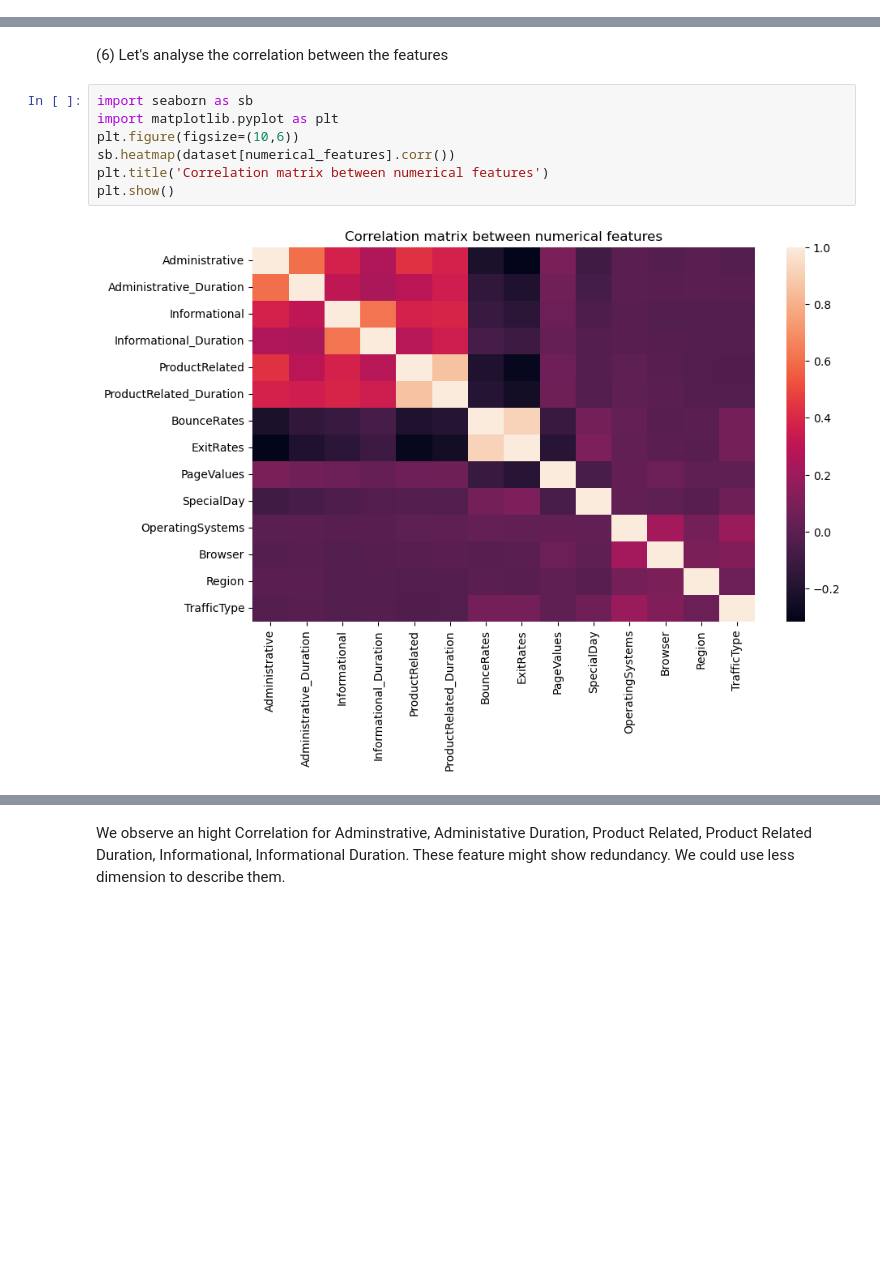
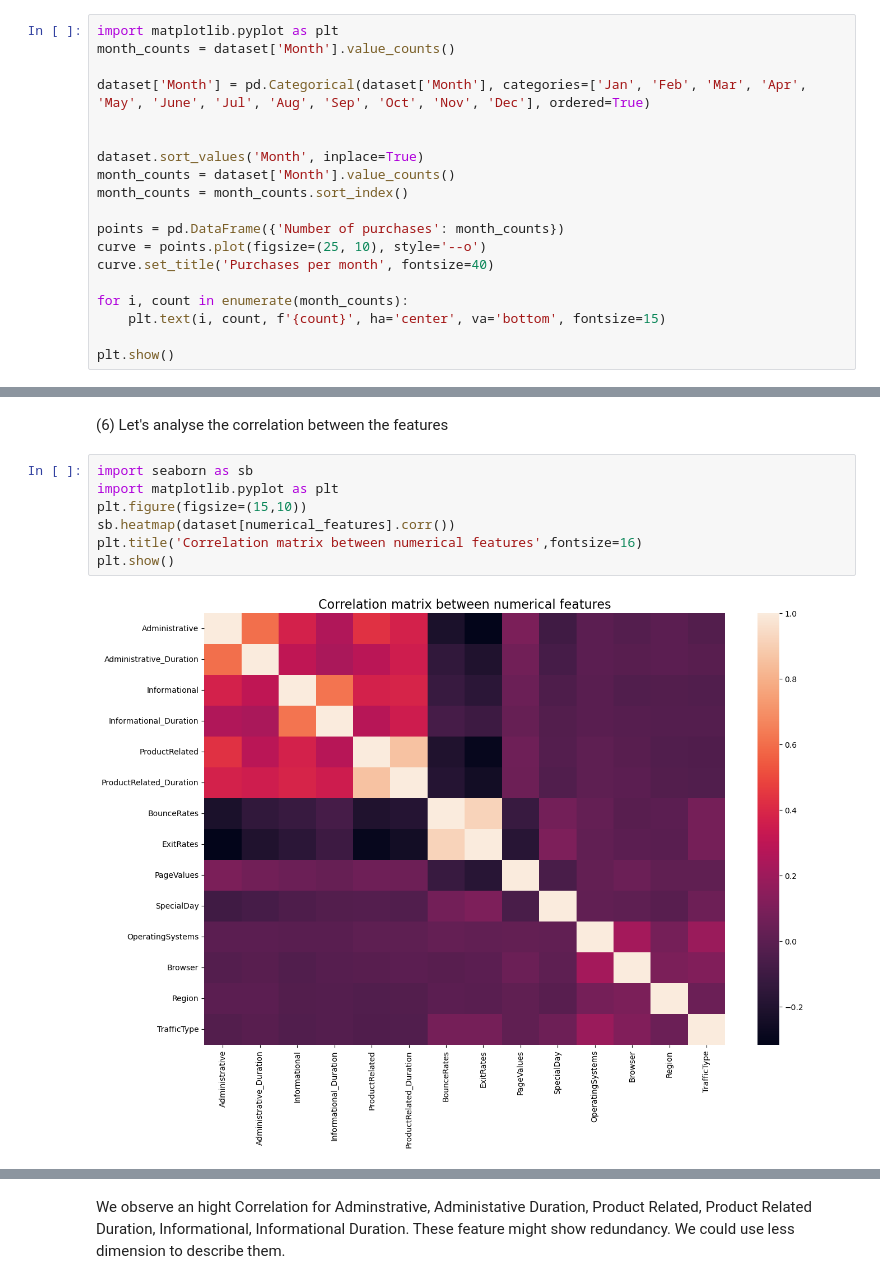
Before and after one commit to Saru99034/Python-Project-A4-DIA, a Jupyter notebook: Python Project Sarujan DENSON - Ahmed MAALOUL - Martin PUJOL.ipynb, the cells around one changed output, grey strips where cells are left out. Drawn from its saved outputs; the diff is of its cells as text; blank space fills up the shorter version.

```diff
--- a/Python Project Sarujan DENSON - Ahmed MAALOUL - Martin PUJOL.ipynb
+++ b/Python Project Sarujan DENSON - Ahmed MAALOUL - Martin PUJOL.ipynb
@@ -102,0 +103,19 @@ numerical_features = dataset.select_dtypes(include=['int64','float64']).columns
+# %%
+import matplotlib.pyplot as plt
+month_counts = dataset['Month'].value_counts()
+
+dataset['Month'] = pd.Categorical(dataset['Month'], categories=['Jan', 'Feb', 'Mar', 'Apr', 'May', 'June', 'Jul', 'Aug', 'Sep', 'Oct', 'Nov', 'Dec'], ordered=True)
+
+
+dataset.sort_values('Month', inplace=True)
+month_counts = dataset['Month'].value_counts()
+month_counts = month_counts.sort_index()
+
+points = pd.DataFrame({'Number of purchases': month_counts})
+curve = points.plot(figsize=(25, 10), style='--o')
+curve.set_title('Purchases per month', fontsize=40)
+
+for i, count in enumerate(month_counts):
+    plt.text(i, count, f'{count}', ha='center', va='bottom', fontsize=15)
+
+plt.show()
@@ -105,9 +212,9 @@ numerical_features = dataset.select_dtypes(include=['int64','float64']).columns
 # %%
 import seaborn as sb
 import matplotlib.pyplot as plt
-plt.figure(figsize=(10,6))
+plt.figure(figsize=(15,10))
 sb.heatmap(dataset[numerical_features].corr())
-plt.title('Correlation matrix between numerical features')
+plt.title('Correlation matrix between numerical features',fontsize=16)
 plt.show()
 # %% [output]
-[figure, old version]
+[figure, new version]
```
Also changed, not shown: parts of 99 cells of this notebook.
